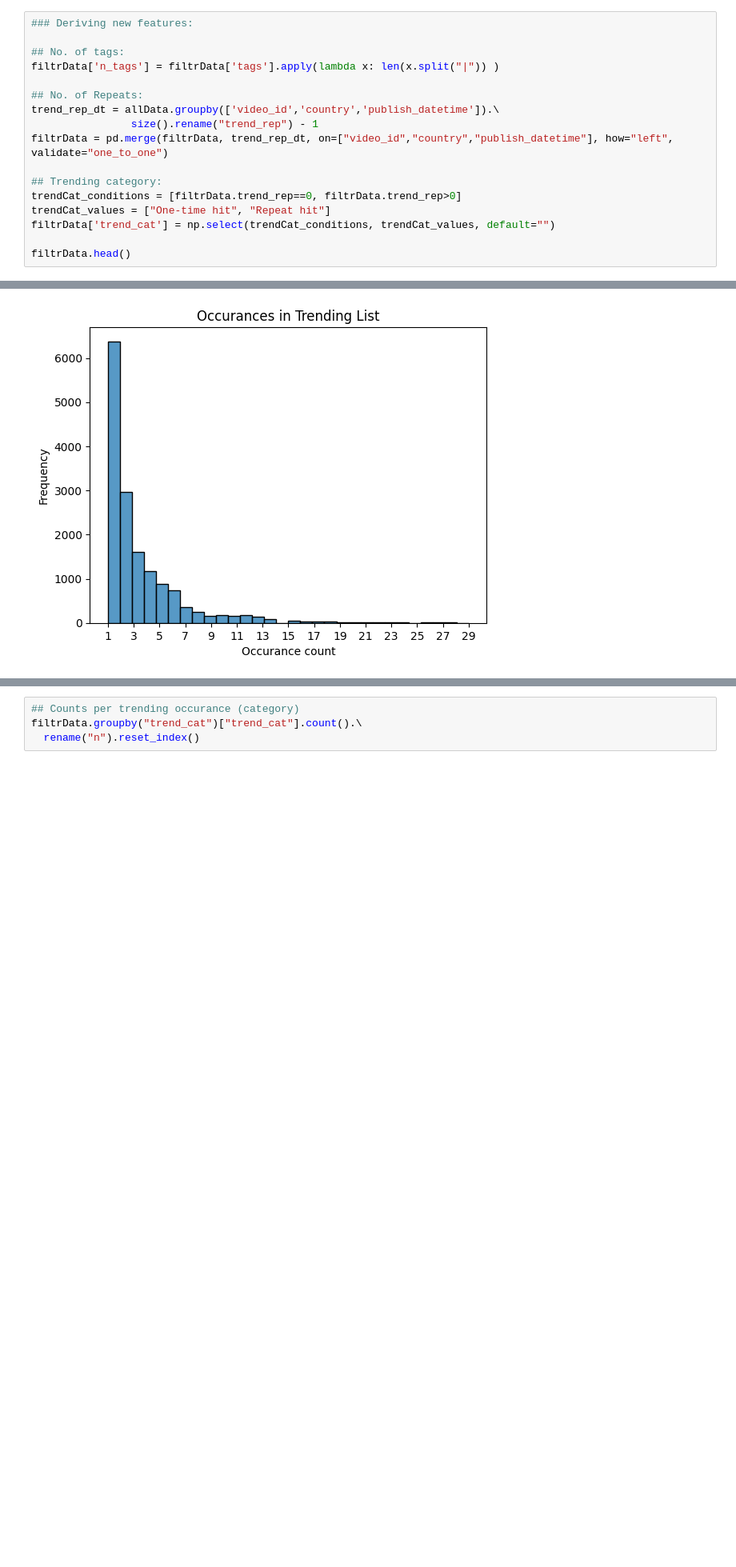
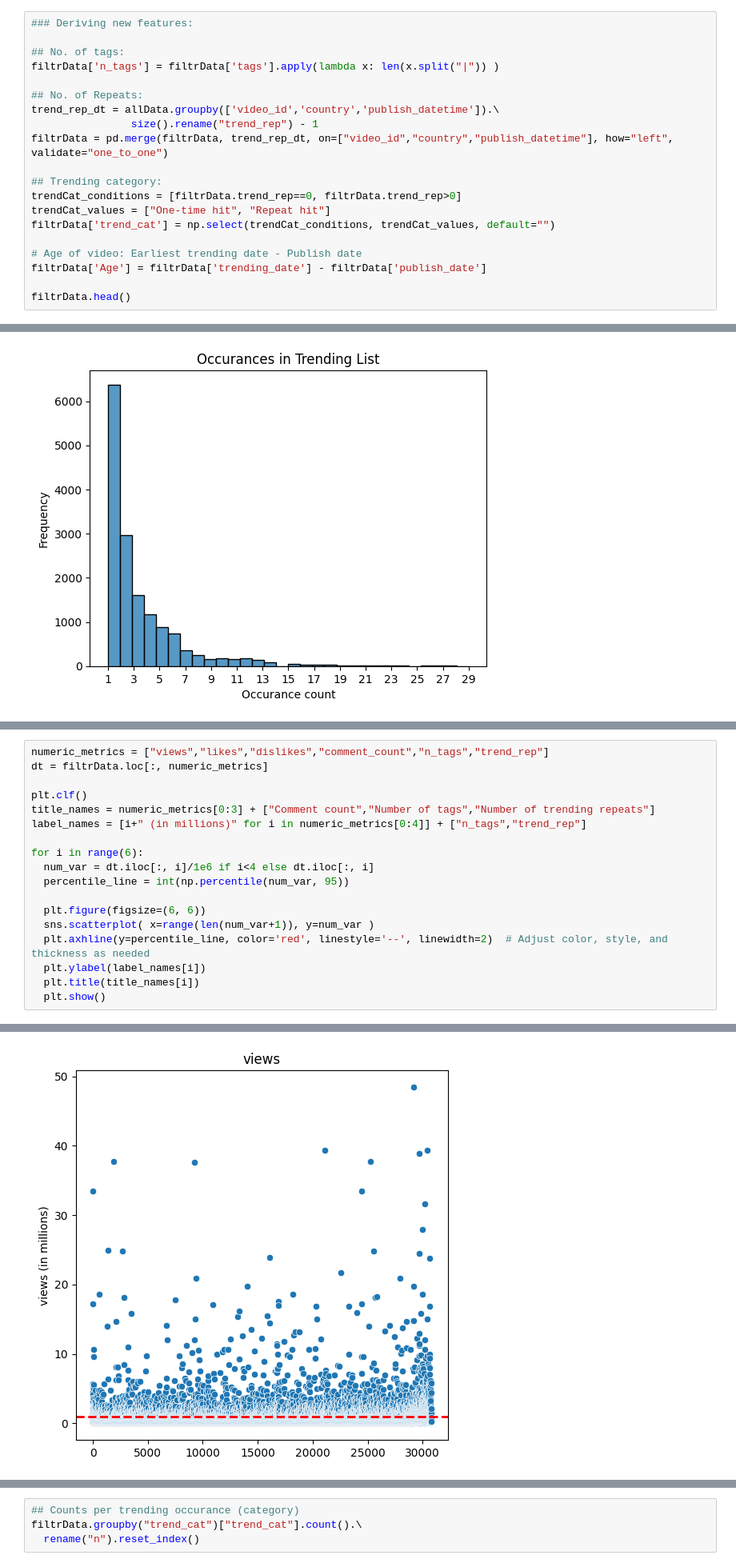
Before and after one commit to Thampi-hub/Springboard_RT, a Jupyter notebook: Capstone_2/2_DataWrangling/readData.ipynb, the cells around one changed output, grey strips where cells are left out. Shown at 80% size. Drawn from its saved outputs; the diff is of its cells as text; blank space fills up the shorter version.

```diff
--- a/Capstone_2/2_DataWrangling/readData.ipynb
+++ b/Capstone_2/2_DataWrangling/readData.ipynb
@@ -170,6 +188,9 @@ trendCat_conditions = [filtrData.trend_rep==0, filtrData.trend_rep>0]
 trendCat_values = ["One-time hit", "Repeat hit"]
 filtrData['trend_cat'] = np.select(trendCat_conditions, trendCat_values, default="")
 
+# Age of video: Earliest trending date - Publish date
+filtrData['Age'] = filtrData['trending_date'] - filtrData['publish_date']
+
 filtrData.head()
 # %% [output]
 |  | video_id | publish_datetime | trending_date | title | channel_title | category | category_id | country | ... |
@@ -195,0 +227,19 @@ plt.show()
+# %%
+numeric_metrics = ["views","likes","dislikes","comment_count","n_tags","trend_rep"]
+dt = filtrData.loc[:, numeric_metrics]
+
+plt.clf()
+title_names = numeric_metrics[0:3] + ["Comment count","Number of tags","Number of trending repeats"]
+label_names = [i+" (in millions)" for i in numeric_metrics[0:4]] + ["n_tags","trend_rep"]
+
+for i in range(6):
+  num_var = dt.iloc[:, i]/1e6 if i<4 else dt.iloc[:, i]
+  percentile_line = int(np.percentile(num_var, 95))
+
+  plt.figure(figsize=(6, 6))
+  sns.scatterplot( x=range(len(num_var+1)), y=num_var )
+  plt.axhline(y=percentile_line, color='red', linestyle='--', linewidth=2)  # Adjust color, style, and thickness as needed
+  plt.ylabel(label_names[i])
+  plt.title(title_names[i])
+  plt.show()
+# %% [output]
@@ -195,0 +247 @@ plt.show()
+[figure, added]
```
Also changed, not shown: parts of 11 cells of this notebook.
